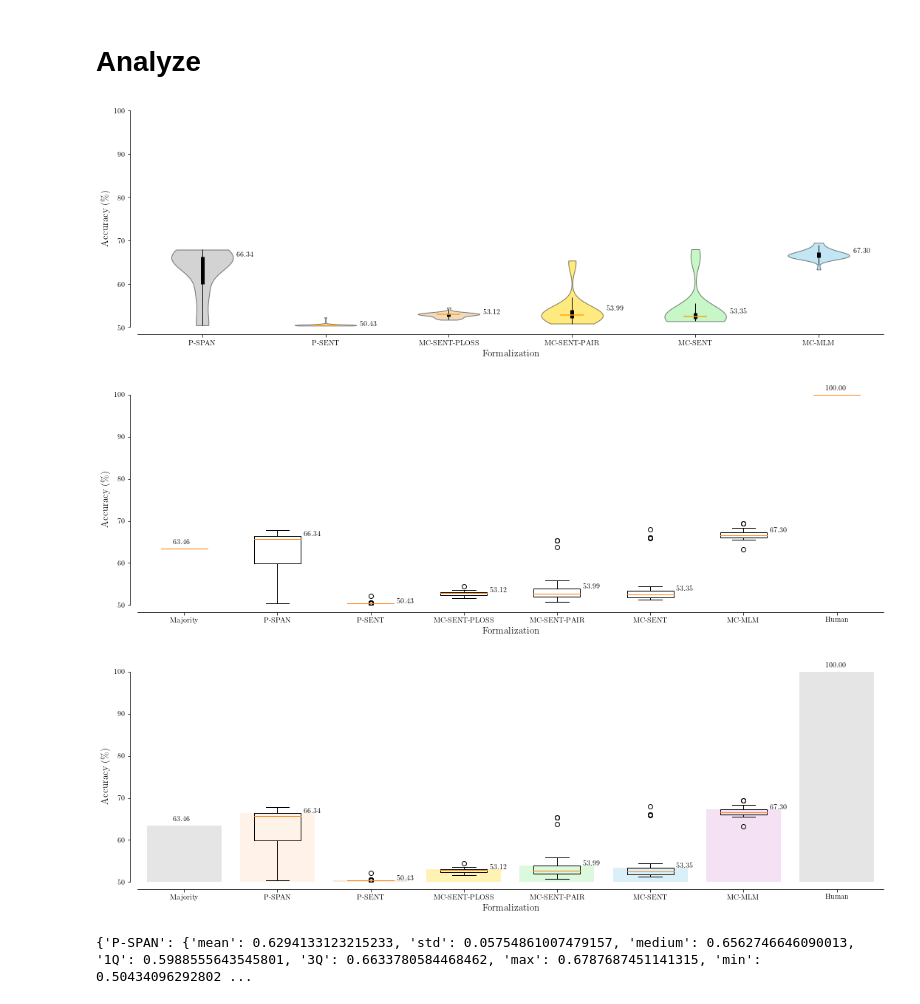
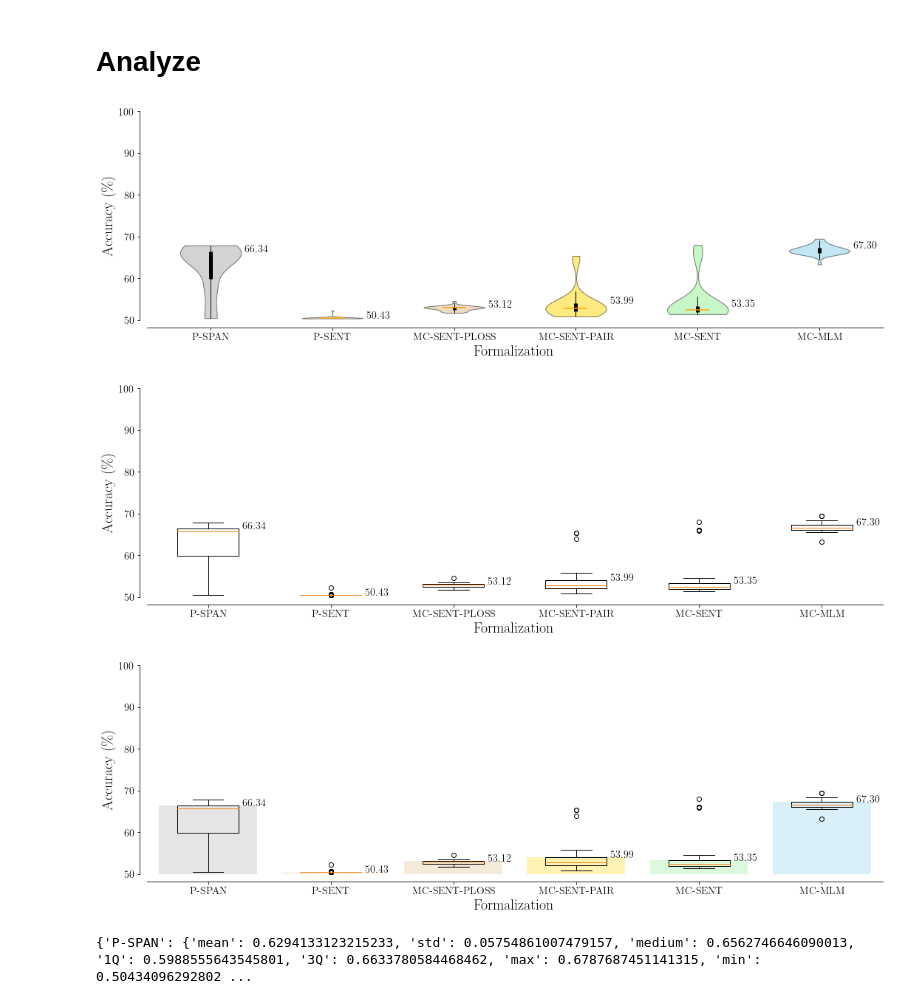
Before and after one commit to nyu-mll/wsc-formalizations, a Jupyter notebook: analysis/winogrande-option-analysis.ipynb, the cells around one changed output. Cells and saved outputs as stored; diff of their text form; code cells hidden in the pictures.

Commit message:
enlarged fonts on charts

```diff
--- a/analysis/winogrande-option-analysis.ipynb
+++ b/analysis/winogrande-option-analysis.ipynb
@@ -86,6 +86,8 @@ def make_box_plots(data,
                    ylabel = 'Accuracy (%)',
                    xlabel = 'Formalization',
                    label_size = 18,
+                   tick_size = 12,
+                   plabel_size = 12,
                    bar = False,
                    label_type = 'max',
                    box = True,
@@ -154,8 +156,11 @@ def make_box_plots(data,
     if not title is None:
         ax.set_title(title)
 
+    # format labels
     ax.set_ylim(y_min, y_max)
     ax.set_yticks(np.arange(y_min, y_max+1, y_tick))
+    ax.set_xticklabels(labels)
+    ax.tick_params(labelsize=tick_size)
 
     if adjusted_axes:
         # Adjust plot borders
@@ -165,8 +170,6 @@ def make_box_plots(data,
         ax.spines['bottom'].set_position(('outward', splines_offset))
 
     ticks = np.arange(len(labels))+1
-
-    ax.set_xticklabels(labels)
 
     ax.set_ylabel(ylabel, fontsize=label_size)
     ax.set_xlabel(xlabel, fontsize=label_size)
@@ -196,7 +199,7 @@ def make_box_plots(data,
                 pc.set_alpha(.5)
                 pc.set_edgecolor('black')
 
-        quartile1, medians, quartile3 = np.percentile(np.array(scores['all']), [25, 50, 75], axis=1)
+        quartile1, medians, quartile3 = np.percentile(scores['all'], [25, 50, 75], axis=1)
         whiskers = np.array([
             adjacent_values(sorted_array, q1, q3)
             for sorted_array, q1, q3 in zip(scores['all'], quartile1, quartile3)])
@@ -222,7 +225,9 @@ def make_box_plots(data,
 
             ax.text(i + x_offset + x,
                     v + y_offset + y,
-                    "{:.2f}%".format(v))
+                    "{:.2f}%".format(v),
+                    fontsize=plabel_size,
+                   )
 
     # Adjust layout
     fig.tight_layout()
@@ -253,7 +258,9 @@ f_violin = make_box_plots(results,
                    xlabel = r'Formalization',
                    majority = None,
                    human = None,
-                   label_size=13,
+                   label_size=20,
+                   tick_size=14,
+                   plabel_size=14,
                    x_offset = .88,
                    bar_colors = True,
                    bar_labels = True,
@@ -263,7 +270,7 @@ f_violin = make_box_plots(results,
                    violin = violin,
                   )
 # %% [output]
-[figure, old version]
+[figure, new version]
 # %%
 bar = False
 box = True
@@ -287,9 +294,11 @@ f_box = make_box_plots(results,
                    notch = False,
                    ylabel = r'Accuracy (\%)',
                    xlabel = r'Formalization',
-                   majority = 63.46153846153846,
-                   human = 100.0,
-                   label_size=13,
+                   majority = None,
+                   human = None,
+                   label_size=20,
+                   tick_size=14,
+                   plabel_size=14,
                    x_offset = .88,
                    bar_colors = True,
                    bar_labels = True,
@@ -299,43 +308,45 @@ f_box = make_box_plots(results,
                    violin = violin,
                   )
 # %% [output]
-[figure, old version]
+[figure, new version]
 # %%
 bar = True
 box = True
 violin = False
 
 ordered_framings = ['P-SPAN',
                    'P-SENT',
                    'MC-SENT-PLOSS',
                    'MC-SENT-PAIR',
                    'MC-SENT',
                    'MC-MLM']
 
 f_box_bar = make_box_plots(results,
                    ordered_framings,
                    adjusted_axes = True,
                    title = None,
                    showfliers = True,
                    y_min = 50,
                    y_max = 100,
                    y_tick = 10,
                    notch = False,
                    ylabel = r'Accuracy (\%)',
                    xlabel = r'Formalization',
-                   majority = 63.46153846153846,
-                   human = 100.0,
-                   label_size=13,
+                   majority = None,
+                   human = None,
+                   label_size=20,
+                   tick_size=14,
+                   plabel_size=14,
                    x_offset = .88,
                    bar_colors = True,
                    bar_labels = True,
                    label_type = '3Q',
                    bar = bar,
                    box = box,
                    violin = violin,
                   )
 # %% [output]
-[figure, old version]
+[figure, new version]
 # %%
 def get_stats(data,
               labels,
```
Also changed, not shown: 7 other files.
